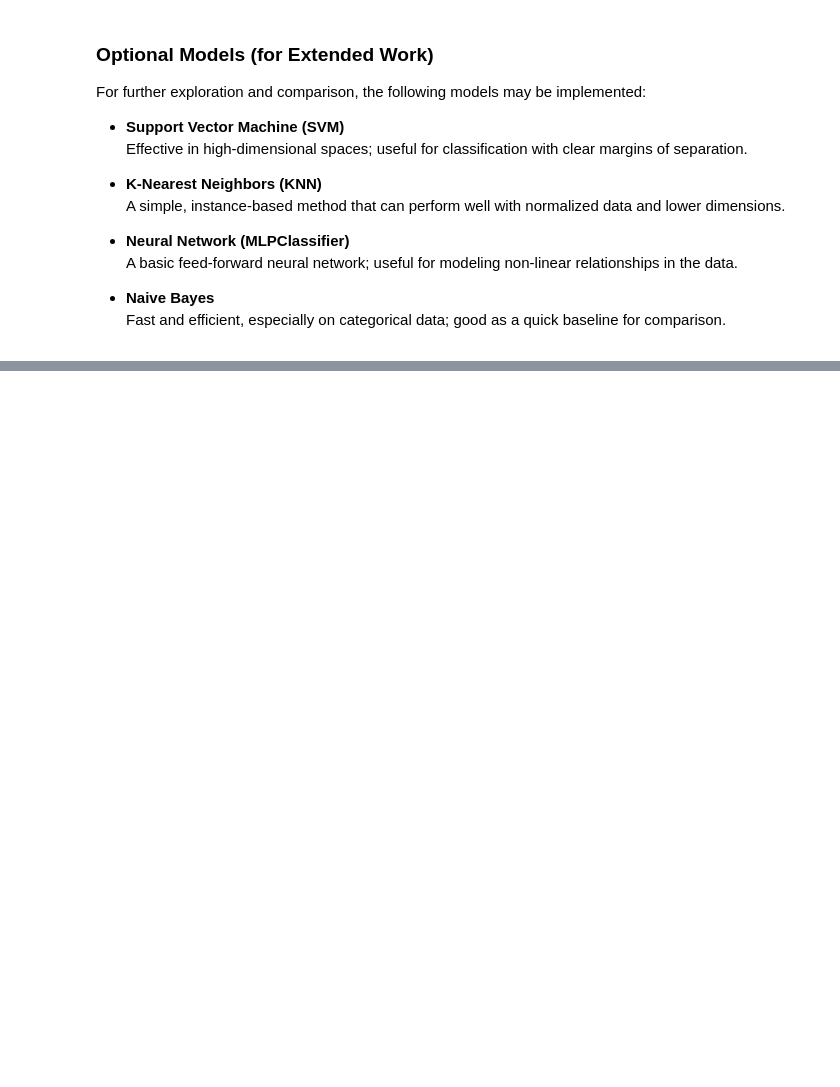
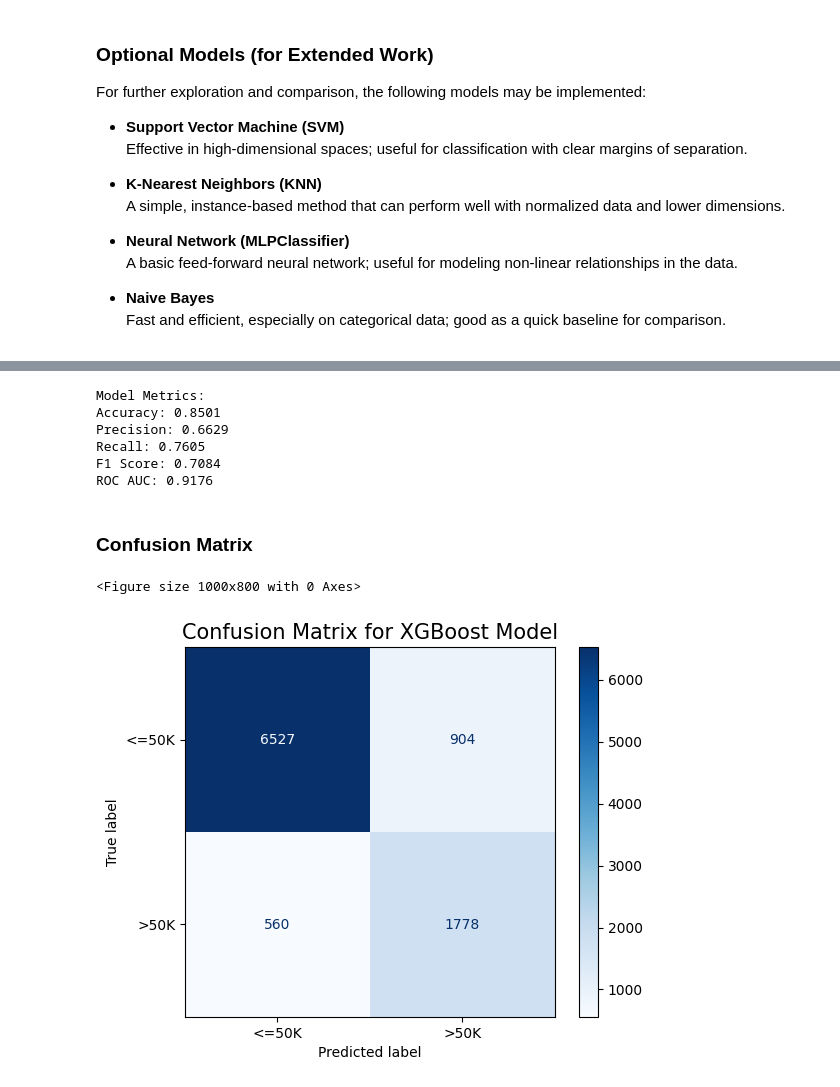
Before and after one commit to xHuGODx/TAA-Project, a Jupyter notebook: adult_dataset.ipynb, the cells around one changed output, grey strips where cells are left out. Saved outputs shown, nothing was run; the diff lists cells and outputs as text; code cells hidden in the pictures; blank space fills up the shorter version.

Commit message:
visualizations on xgboost with best ROC

```diff
--- a/adult_dataset.ipynb
+++ b/adult_dataset.ipynb
@@ -1853,0 +1869,56 @@ For further exploration and comparison, the following models may be implemented:
+# %%
+# get the best XGBoost model based on results
+best_model = XGBClassifier(
+    eval_metric='logloss',
+    random_state=42,
+    colsample_bytree=1.0,
+    learning_rate=0.2,
+    max_depth=10,
+    n_estimators=200,
+    subsample=0.8
+)
+
+# dataset split that performed best
+X_train, X_test, y_train, y_test = df1_OverSampling[0]  #first split
+
+# train
+best_model.fit(X_train, y_train)
+
+# predictions
+y_pred = best_model.predict(X_test)
+y_proba = best_model.predict_proba(X_test)[:, 1]
+# %%
+# perf metrics
+accuracy = accuracy_score(y_test, y_pred)
+precision = precision_score(y_test, y_pred)
+recall = recall_score(y_test, y_pred)
+f1 = f1_score(y_test, y_pred)
+roc_auc = roc_auc_score(y_test, y_proba)
+
+print(f"Model Metrics:")
+print(f"Accuracy: {accuracy:.4f}")
+print(f"Precision: {precision:.4f}")
+print(f"Recall: {recall:.4f}")
+print(f"F1 Score: {f1:.4f}")
+print(f"ROC AUC: {roc_auc:.4f}")
+# %% [output]
+Model Metrics:
+Accuracy: 0.8501
+Precision: 0.6629
+Recall: 0.7605
+F1 Score: 0.7084
+ROC AUC: 0.9176
+# %% [markdown]
+### Confusion Matrix
+# %%
+# confusion matrix
+plt.figure(figsize=(10, 8))
+cm = confusion_matrix(y_test, y_pred)
+disp = ConfusionMatrixDisplay(confusion_matrix=cm, display_labels=["<=50K", ">50K"])
+disp.plot(cmap='Blues', values_format='d')
+plt.title('Confusion Matrix for XGBoost Model', fontsize=15)
+plt.savefig('figs/confusion_matrix.png', dpi=300, bbox_inches='tight')
+plt.show()
+# %% [output]
+<Figure size 1000x800 with 0 Axes>
+[figure, added]
```
Also changed, not shown: parts of 33 cells of this notebook, 5 other files.
